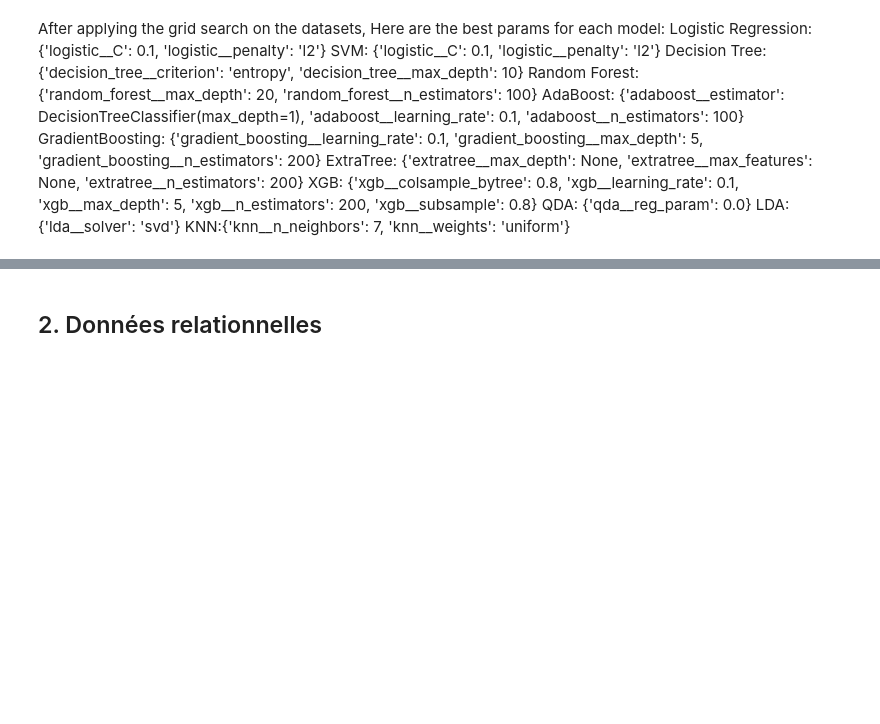
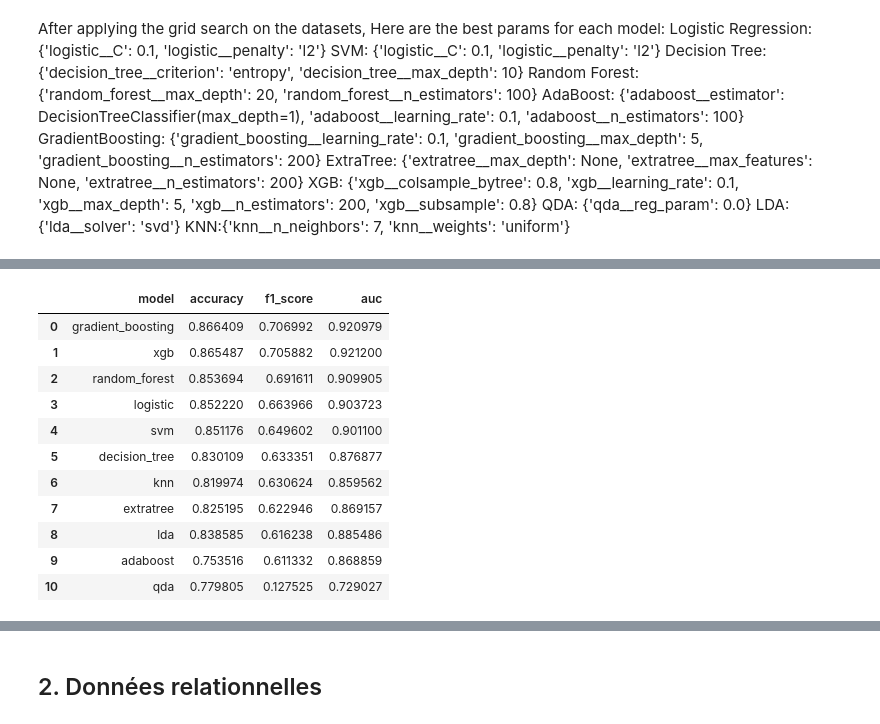
Before and after one commit to RaziRaouf/Income-Prediction-using-Supervised-Machine-Learning, a Jupyter notebook: supervised_learning.ipynb, the cells around one changed output, grey strips where cells are left out. Cells and saved outputs as stored; diff of their text form; code cells hidden in the pictures; blank space fills up the shorter version.

```diff
--- a/supervised_learning.ipynb
+++ b/supervised_learning.ipynb
@@ -865,0 +868,66 @@ weighted avg     0.8241    0.8200    0.8218     16281
+# %%
+from sklearn.metrics import f1_score, roc_auc_score, roc_curve, confusion_matrix
+import numpy as np
+import pandas as pd
+import matplotlib.pyplot as plt
+import seaborn as sns
+
+# Collect metrics and ROC data
+metrics_summary = []
+roc_curves = {}  # name -> (fpr, tpr, auc)
+
+for name, model in trained_models.items():
+    # Predictions
+    y_pred = model.predict(X_test)
+    # Scores for ROC/AUC
+    y_score = None
+    if hasattr(model, "predict_proba"):
+        proba = model.predict_proba(X_test)
+        # Some classifiers may return shape (n_samples, 2)
+        if proba.ndim == 2 and proba.shape[1] >= 2:
+            y_score = proba[:, 1]
+        else:
+            y_score = proba.ravel()
+    elif hasattr(model, "decision_function"):
+        y_score = model.decision_function(X_test)
+
+    # Metrics
+    acc = accuracy_score(y_test, y_pred)
+    f1 = f1_score(y_test, y_pred)
+    auc = None
+    fpr = tpr = None
+    if y_score is not None:
+        try:
+            auc = roc_auc_score(y_test, y_score)
+            fpr, tpr, _ = roc_curve(y_test, y_score)
+            roc_curves[name] = (fpr, tpr, auc)
+        except Exception as e:
+            auc = np.nan
+
+    cm = confusion_matrix(y_test, y_pred)
+
+    metrics_summary.append({
+        "model": name,
+        "accuracy": acc,
+        "f1_score": f1,
+        "auc": auc,
+        "confusion_matrix": cm
+    })
+
+metrics_df = (pd.DataFrame(metrics_summary)
+              .sort_values(["f1_score", "accuracy"], ascending=False)
+              .reset_index(drop=True))
+metrics_df[["model", "accuracy", "f1_score", "auc"]]
+# %% [output]
+|  | model | accuracy | f1_score | auc |
+| 0 | gradient_boosting | 0.866409 | 0.706992 | 0.920979 |
+| 1 | xgb | 0.865487 | 0.705882 | 0.921200 |
+| 2 | random_forest | 0.853694 | 0.691611 | 0.909905 |
+| 3 | logistic | 0.852220 | 0.663966 | 0.903723 |
+| 4 | svm | 0.851176 | 0.649602 | 0.901100 |
+| 5 | decision_tree | 0.830109 | 0.633351 | 0.876877 |
+| 6 | knn | 0.819974 | 0.630624 | 0.859562 |
+| 7 | extratree | 0.825195 | 0.622946 | 0.869157 |
+| 8 | lda | 0.838585 | 0.616238 | 0.885486 |
+| 9 | adaboost | 0.753516 | 0.611332 | 0.868859 |
+| 10 | qda | 0.779805 | 0.127525 | 0.729027 |
```
Also changed, not shown: parts of 16 cells of this notebook.
